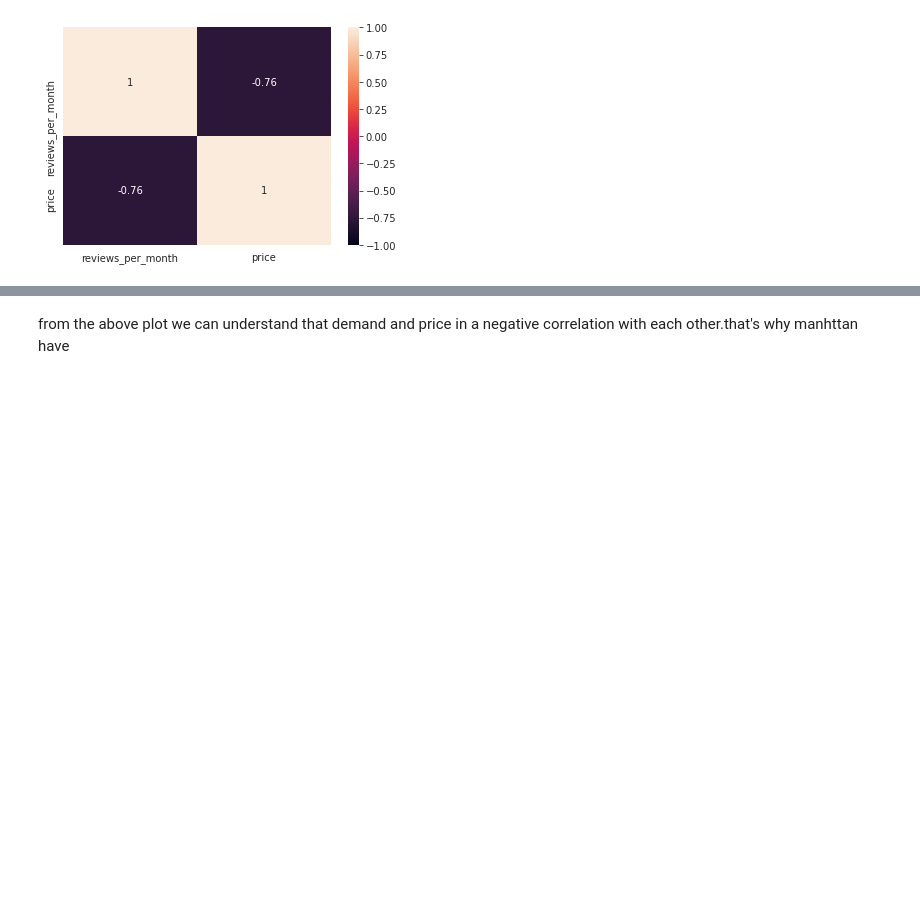
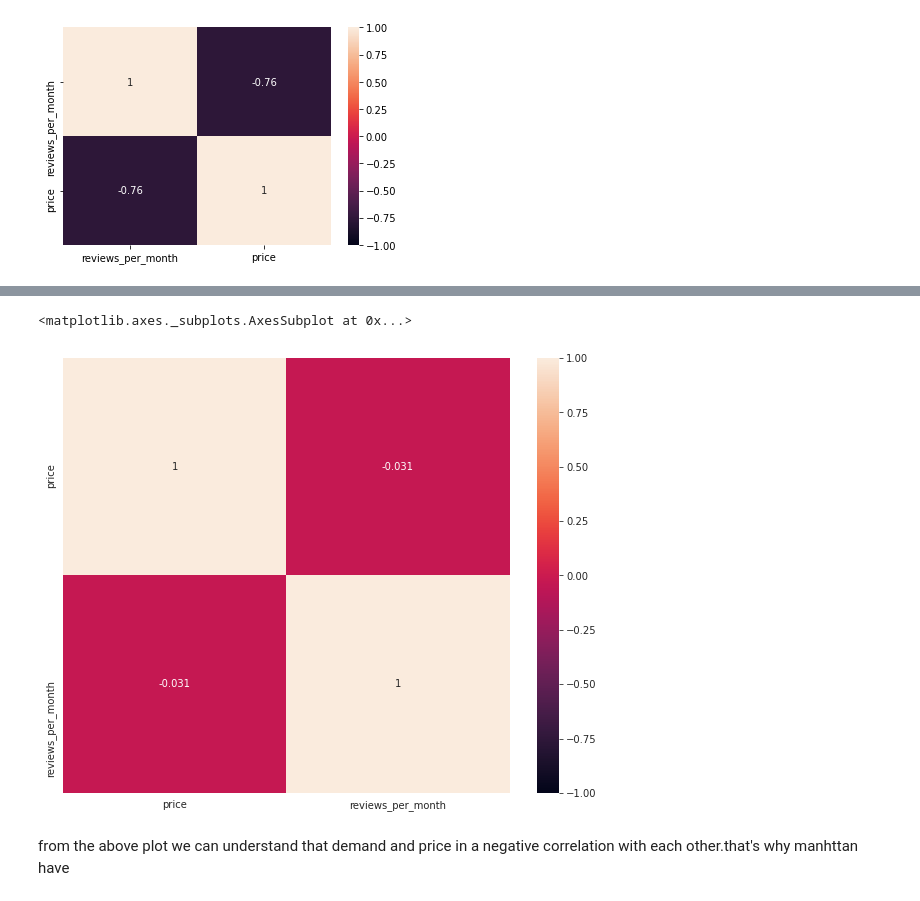
Before and after one commit to Creatrohit9/AIRBNB-PROJECT-1-CAPSTON, a Jupyter notebook: MD1WK4ROHIT_Airbnb_Bookings_Analysis_Capstone_Project.ipynb, the cells around one changed output, grey strips where cells are left out. Saved outputs shown, nothing was run; the diff lists cells and outputs as text; code cells hidden in the pictures; blank space fills up the shorter version.

Commit message:
Commit for visual price per review corr

```diff
--- a/MD1WK4ROHIT_Airbnb_Bookings_Analysis_Capstone_Project.ipynb
+++ b/MD1WK4ROHIT_Airbnb_Bookings_Analysis_Capstone_Project.ipynb
@@ -272,3 +272,6 @@ sns.heatmap(niegh_group_traffic_relation.corr(),vmin=-1,annot=True)
 # %% [output]
 <matplotlib.axes._subplots.AxesSubplot at 0x...>
 [figure]
+# %%
+price_per_review=airbnb_df[['price','reviews_per_month']]
+price_per_review
@@ -275,3 +292,8 @@ sns.heatmap(niegh_group_traffic_relation.corr(),vmin=-1,annot=True)
+# %%
+sns.heatmap(price_per_review.corr(),vmin=-1,annot=True)
+# %% [output]
+<matplotlib.axes._subplots.AxesSubplot at 0x...>
+[figure, added]
 # %% [markdown]
 from the above plot we can understand that demand and price in a negative correlation with each other.that's why manhttan have
 # %% [markdown]
```
Also changed, not shown: parts of 8 cells of this notebook.
